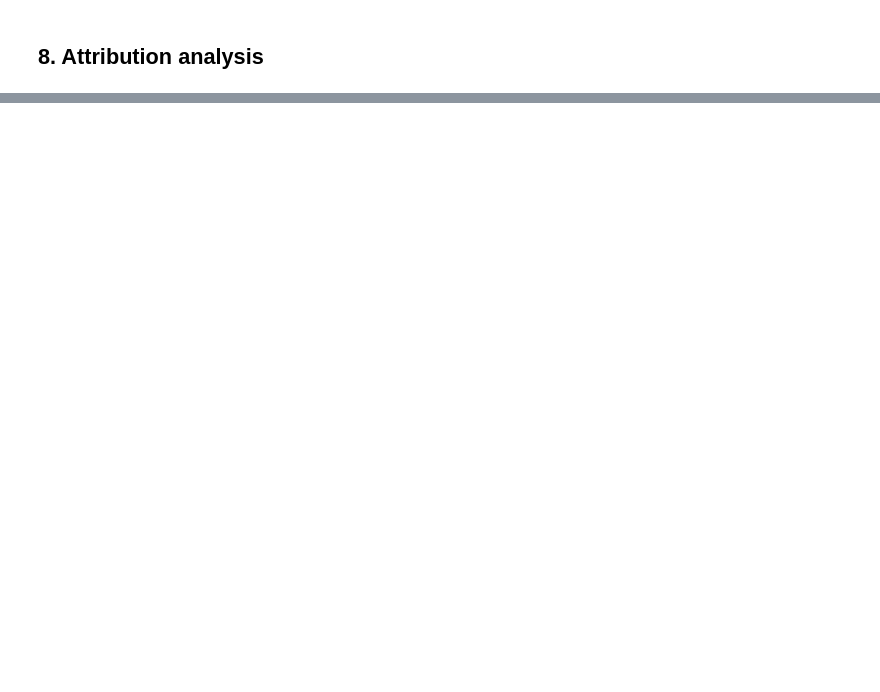
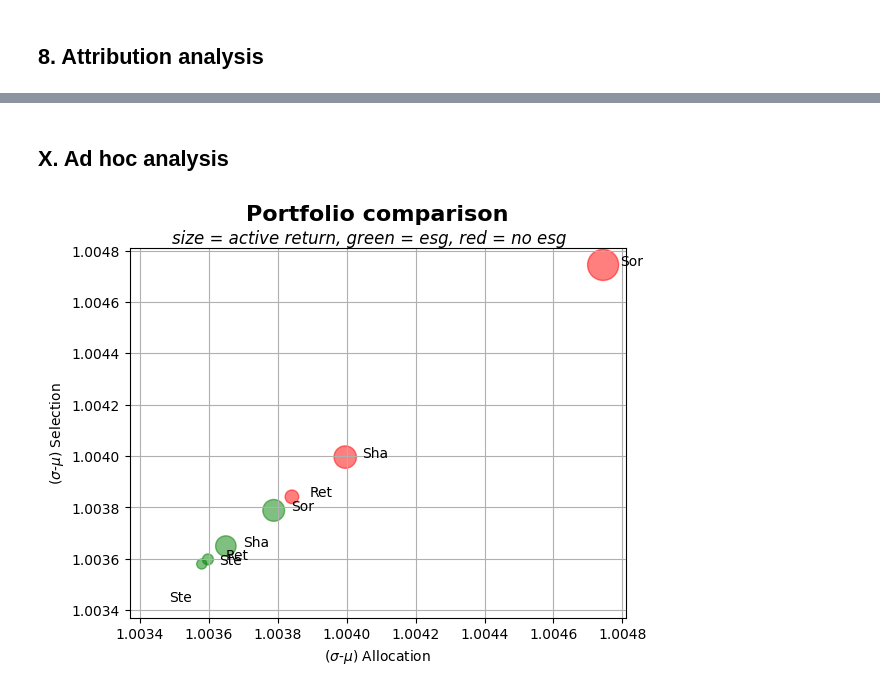
Before and after one commit to DataJakob/BBAN5000-Master-Thesis, a Jupyter notebook: src/newest_test_file.ipynb, the cells around one changed output, grey strips where cells are left out. Cells and saved outputs as stored; diff of their text form; code cells hidden in the pictures; blank space fills up the shorter version.

```diff
--- a/src/newest_test_file.ipynb
+++ b/src/newest_test_file.ipynb
@@ -112,0 +74,3 @@ Using cpu device
+# %%
+objectives = ["Return", "Sharpe", "Sortino", "Sterling", "Return", "Sharpe", "Sortino", "Sterling"]
+esg_compliancy = [True, True, True, True, False, False, False, False]
@@ -126,0 +138,45 @@ alfa.friple_frequency_analysis()
+# %% [markdown]
+<h2> X. Ad hoc analysis </h2>
+# %%
+sel_port = []
+all_port = []
+act_port = []
+
+for item in analysis_list:
+    sel_eff = np.std([np.prod(item.exper_analysis["sector_allocation"][i]+1) for i in range(trading_n)]) - np.mean(item.exper_analysis["sector_allocation"]-1)
+    all_eff = np.std([np.prod(item.exper_analysis["sector_allocation"][i]+1) for i in range(trading_n)]) - np.mean(item.exper_analysis["sector_allocation"]-1)
+    act_ret = item.exper_analysis["active_return"][-1]
+    sel_port.append(sel_eff)
+    all_port.append(all_eff)
+    act_port.append(act_ret)
+# %%
+def minmax(arr):
+    arr = np.array(arr)
+    relation = 100 / (max(arr)- min(arr))
+    arr = arr - min(arr)
+    arr *= relation
+    return arr
+# %%
+txt = ["Ret","Sha","Sor", "Ste", "Ret", "Sha", "Sor", "Ste"]
+
+
+fig, ax = plt.subplots()
+ax.scatter(x=np.array(all_port)+0, y=np.array(sel_port)+0,
+           color=["g" if  i < 4 else "r" for i in range(8)],
+           s=minmax(act_port)*5,
+           alpha=0.5,
+        )
+for i in range(8):
+        plt.annotate(txt[i],
+                (all_port[i]+0.00005,sel_port[i]+0.0000),
+        )
+plt.xlabel(r'($\sigma$'+"-"+r"$\mu$)"+" Allocation")
+plt.ylabel(r'($\sigma$'+"-"+r"$\mu$)"+" Selection")
+
+plt.title("Portfolio comparison", fontsize=16, fontweight='bold', pad=20)
+plt.suptitle("size = active return, green = esg, red = no esg", y=0.92, fontsize=12, style='italic')
+
+plt.grid()
+plt.show()
+# %% [output]
+[figure, added]
```
Also changed, not shown: parts of 7 cells of this notebook, 27 other files.
